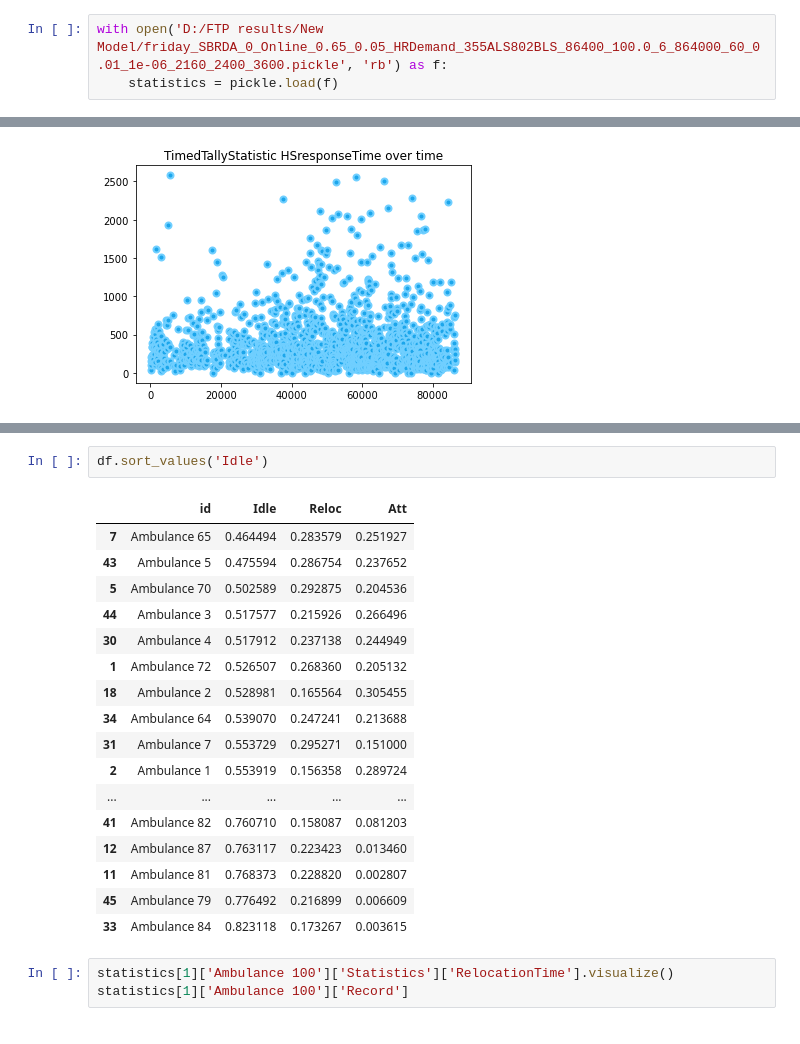
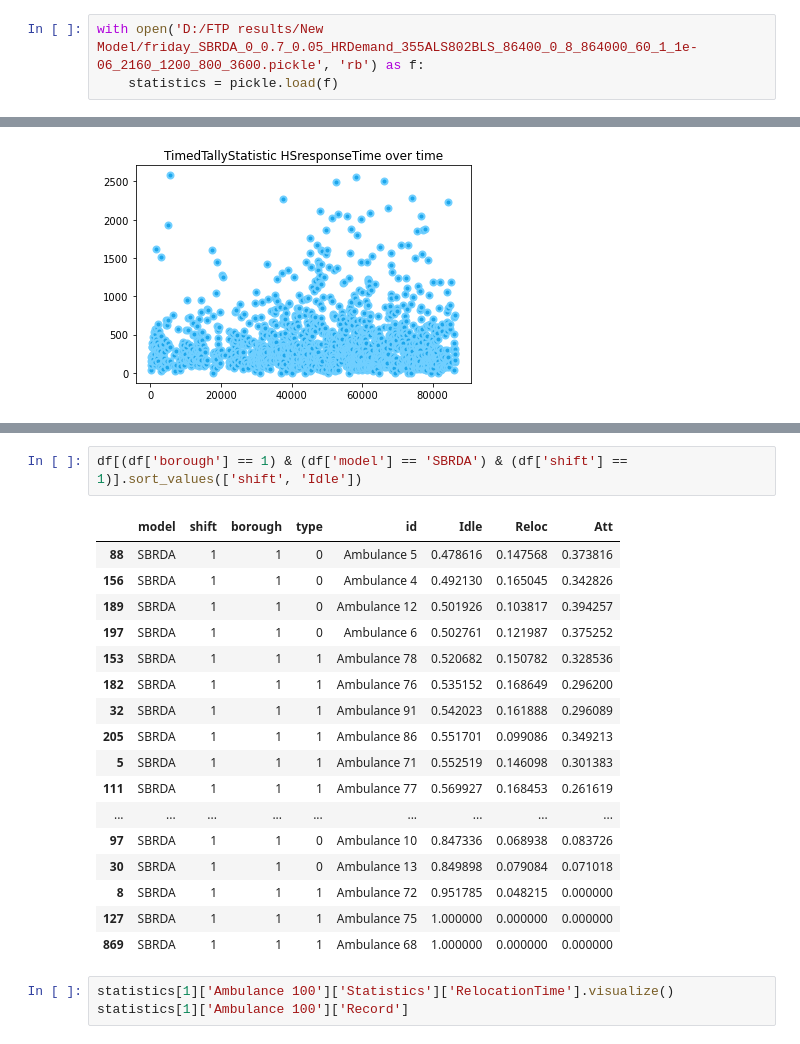
Before and after one commit to yamilbknsu/ems-ny-data, a Jupyter notebook: StatisticsDisplay2.ipynb, the cells around one changed output, grey strips where cells are left out. Drawn from its saved outputs; the diff is of its cells as text.

```diff
--- a/StatisticsDisplay2.ipynb
+++ b/StatisticsDisplay2.ipynb
@@ -704,7 +688,7 @@ E_t
 ## -----------------
 ## Free hand testing
 # %%
-with open('D:/FTP results/New Model/friday_SBRDA_0_Online_0.65_0.05_HRDemand_355ALS802BLS_86400_100.0_6_864000_60_0.01_1e-06_2160_2400_3600.pickle', 'rb') as f:
+with open('D:/FTP results/New Model/friday_SBRDA_0_0.7_0.05_HRDemand_355ALS802BLS_86400_0_8_864000_60_1_1e-06_2160_1200_800_3600.pickle', 'rb') as f:
     statistics = pickle.load(f)
 # %%
 statistics[1]['Ambulance 824']['Record']
@@ -769,23 +755,23 @@ sns.boxplot(df['Idle'])
-# %%
-df.sort_values('Idle')
-# %% [output]
-|  | id | Idle | Reloc | Att |
-| 7 | Ambulance 65 | 0.464494 | 0.283579 | 0.251927 |
-| 43 | Ambulance 5 | 0.475594 | 0.286754 | 0.237652 |
-| 5 | Ambulance 70 | 0.502589 | 0.292875 | 0.204536 |
-| 44 | Ambulance 3 | 0.517577 | 0.215926 | 0.266496 |
-| 30 | Ambulance 4 | 0.517912 | 0.237138 | 0.244949 |
-| 1 | Ambulance 72 | 0.526507 | 0.268360 | 0.205132 |
-| 18 | Ambulance 2 | 0.528981 | 0.165564 | 0.305455 |
-| 34 | Ambulance 64 | 0.539070 | 0.247241 | 0.213688 |
-| 31 | Ambulance 7 | 0.553729 | 0.295271 | 0.151000 |
-| 2 | Ambulance 1 | 0.553919 | 0.156358 | 0.289724 |
-| ... | ... | ... | ... | ... |
-| 41 | Ambulance 82 | 0.760710 | 0.158087 | 0.081203 |
-| 12 | Ambulance 87 | 0.763117 | 0.223423 | 0.013460 |
-| 11 | Ambulance 81 | 0.768373 | 0.228820 | 0.002807 |
-| 45 | Ambulance 79 | 0.776492 | 0.216899 | 0.006609 |
-| 33 | Ambulance 84 | 0.823118 | 0.173267 | 0.003615 |
+# %%
+df[(df['borough'] == 1) & (df['model'] == 'SBRDA') & (df['shift'] == 1)].sort_values(['shift', 'Idle'])
+# %% [output]
+|  | model | shift | borough | type | id | Idle | Reloc | Att |
+| 88 | SBRDA | 1 | 1 | 0 | Ambulance 5 | 0.478616 | 0.147568 | 0.373816 |
+| 156 | SBRDA | 1 | 1 | 0 | Ambulance 4 | 0.492130 | 0.165045 | 0.342826 |
+| 189 | SBRDA | 1 | 1 | 0 | Ambulance 12 | 0.501926 | 0.103817 | 0.394257 |
+| 197 | SBRDA | 1 | 1 | 0 | Ambulance 6 | 0.502761 | 0.121987 | 0.375252 |
+| 153 | SBRDA | 1 | 1 | 1 | Ambulance 78 | 0.520682 | 0.150782 | 0.328536 |
+| 182 | SBRDA | 1 | 1 | 1 | Ambulance 76 | 0.535152 | 0.168649 | 0.296200 |
+| 32 | SBRDA | 1 | 1 | 1 | Ambulance 91 | 0.542023 | 0.161888 | 0.296089 |
+| 205 | SBRDA | 1 | 1 | 1 | Ambulance 86 | 0.551701 | 0.099086 | 0.349213 |
+| 5 | SBRDA | 1 | 1 | 1 | Ambulance 71 | 0.552519 | 0.146098 | 0.301383 |
+| 111 | SBRDA | 1 | 1 | 1 | Ambulance 77 | 0.569927 | 0.168453 | 0.261619 |
+| ... | ... | ... | ... | ... | ... | ... | ... | ... |
+| 97 | SBRDA | 1 | 1 | 0 | Ambulance 10 | 0.847336 | 0.068938 | 0.083726 |
+| 30 | SBRDA | 1 | 1 | 0 | Ambulance 13 | 0.849898 | 0.079084 | 0.071018 |
+| 8 | SBRDA | 1 | 1 | 1 | Ambulance 72 | 0.951785 | 0.048215 | 0.000000 |
+| 127 | SBRDA | 1 | 1 | 1 | Ambulance 75 | 1.000000 | 0.000000 | 0.000000 |
+| 869 | SBRDA | 1 | 1 | 1 | Ambulance 68 | 1.000000 | 0.000000 | 0.000000 |
 # %%
 statistics[1]['Ambulance 100']['Statistics']['RelocationTime'].visualize()
 statistics[1]['Ambulance 100']['Record']
```
Also changed, not shown: parts of 11 cells of this notebook, 3 other files.
